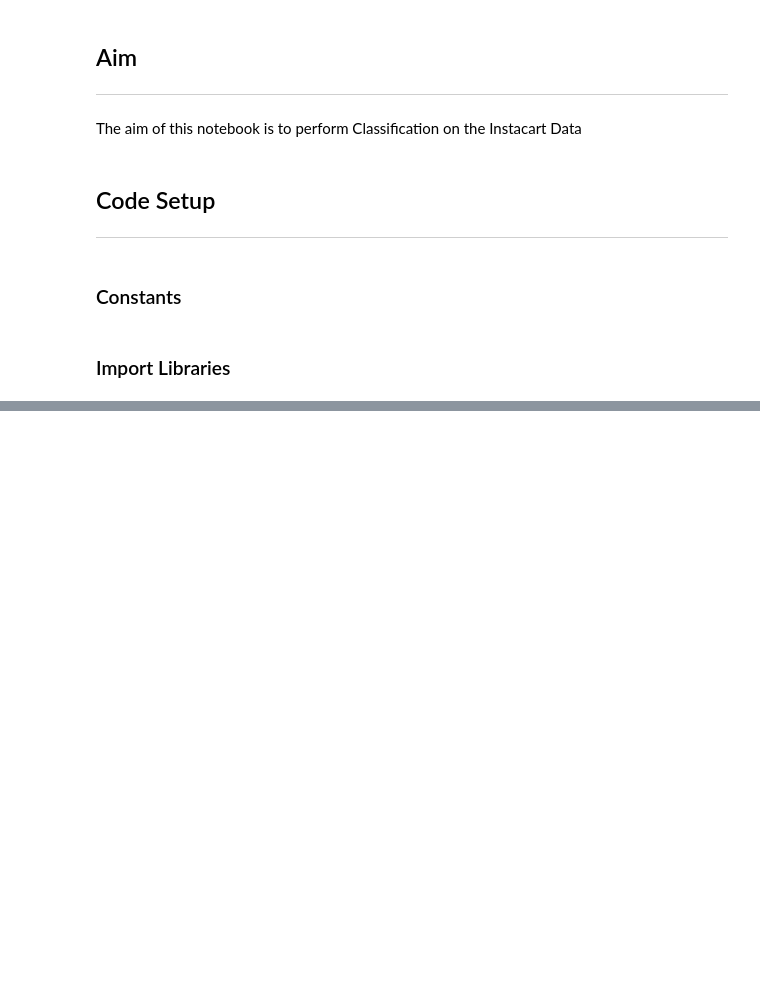
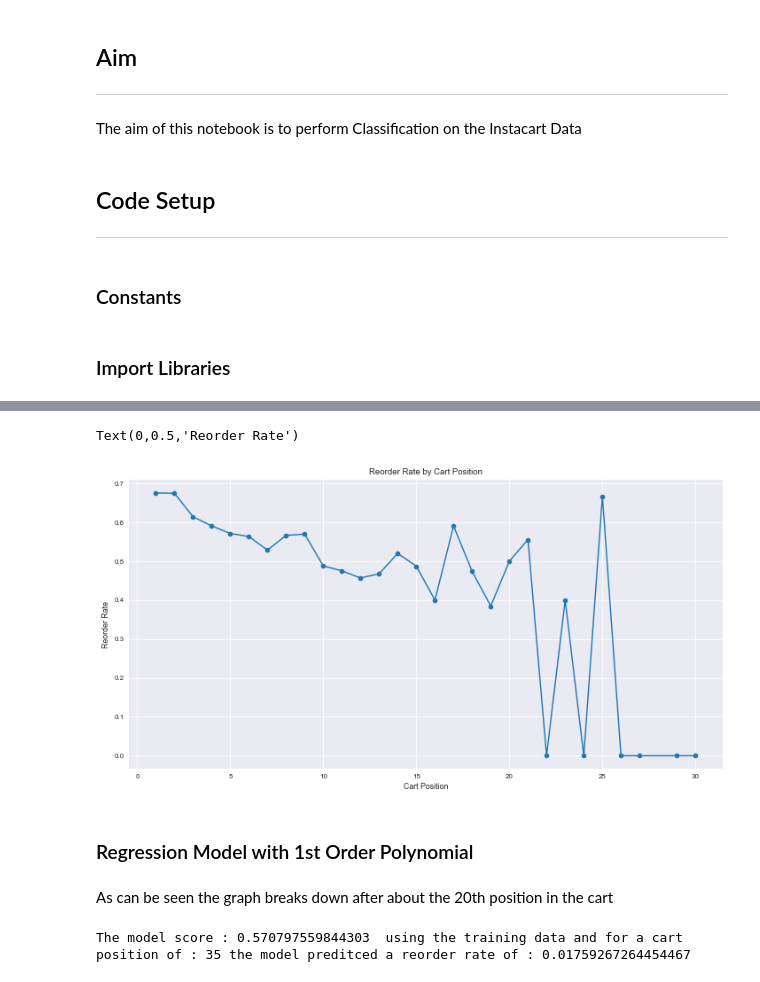
Before and after one commit to 1carew1/instacart_investigation, a Jupyter notebook: Assignment_2_Classification.ipynb, the cells around one changed output, grey strips where cells are left out. Drawn from its saved outputs; the diff is of its cells as text; code cells hidden in the pictures; blank space fills up the shorter version.

Commit message:
Doing the Regression part of the assignment

```diff
--- a/Assignment_2_Classification.ipynb
+++ b/Assignment_2_Classification.ipynb
@@ -40,0 +184,3 @@ sns.set_context("paper")
+# %%
+order_rates = notreorder_rate_to_position.merge(reorder_rate_to_position, on="add_to_cart_order")
+order_rates.head()
@@ -40,0 +194,3 @@ sns.set_context("paper")
+# %%
+order_rates['reorder_rate'] = order_rates['reordered_count'] /(order_rates['not_reordered_count'] + order_rates['reordered_count'])
+order_rates.head()
@@ -40,0 +204,35 @@ sns.set_context("paper")
+# %%
+fig = plt.figure()
+plt.plot(order_rates["add_to_cart_order"], order_rates['reorder_rate'], "-o")
+plt.title("Reorder Rate by Cart Position")
+plt.xlabel("Cart Position")
+plt.ylabel("Reorder Rate")
+# %% [output]
+Text(0,0.5,'Reorder Rate')
+[figure, added]
+# %% [markdown]
+### Regression Model with 1st Order Polynomial
+# %% [markdown]
+As can be seen the graph breaks down after about the 20th position in the cart
+# %%
+x_training_set = order_rates.as_matrix(['add_to_cart_order'])
+y_training_set = order_rates.as_matrix(['reorder_rate'])
+
+# Use a line as a quadratic gave negative predictions at cart position of 30 and onwards
+# The line gives negative rate after a position of 36 and onwards
+poly = PolynomialFeatures(degree=1)
+x_training_set_transform = poly.fit_transform(x_training_set)
+
+reorder_rate_reg_model = linear_model.LinearRegression()
+reorder_rate_reg_model.fit(x_training_set_transform,y_training_set)
+
+train_score = reorder_rate_reg_model.score(x_training_set_transform, y_training_set)
+
+pos_to_test = 35
+position_to_test = poly.fit_transform(pos_to_test)
+preditced_reorder_rate_from_position = reorder_rate_reg_model.predict(position_to_test)[0][0]
+
+print("The model score :", train_score, " using the training data and for a cart position of :",pos_to_test,
+      "the model preditced a reorder rate of :", preditced_reorder_rate_from_position)
+# %% [output]
+The model score : 0.570797559844303  using the training data and for a cart position of : 35 the model preditced a reorder rate of : 0.01759267264454467
```
Also changed, not shown: parts of 20 cells of this notebook, 1 other file.
